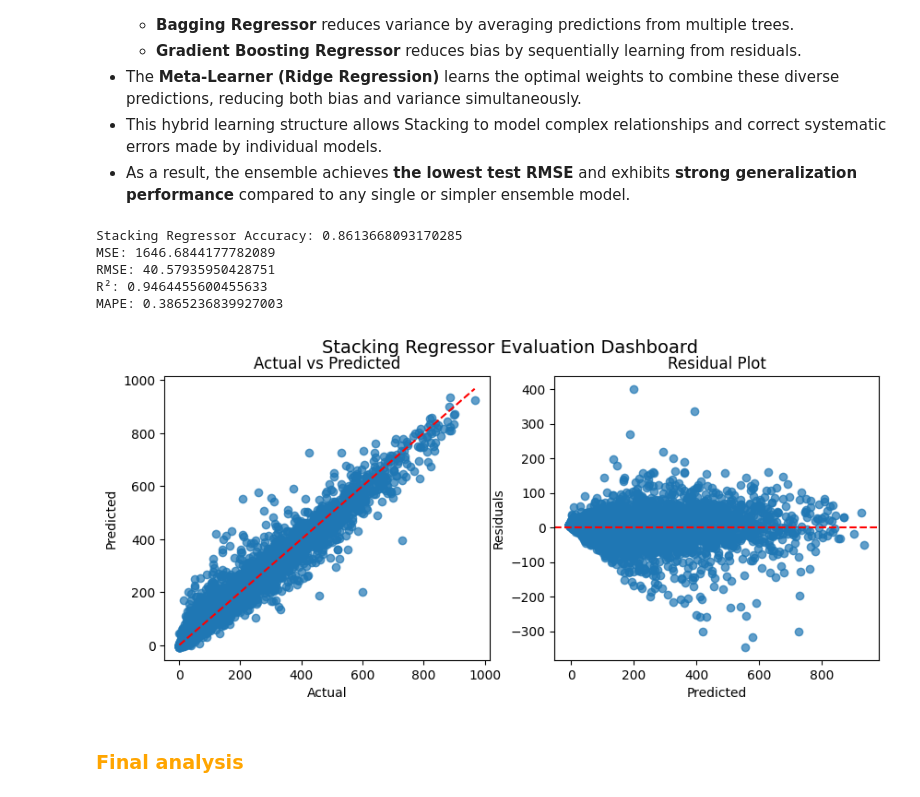
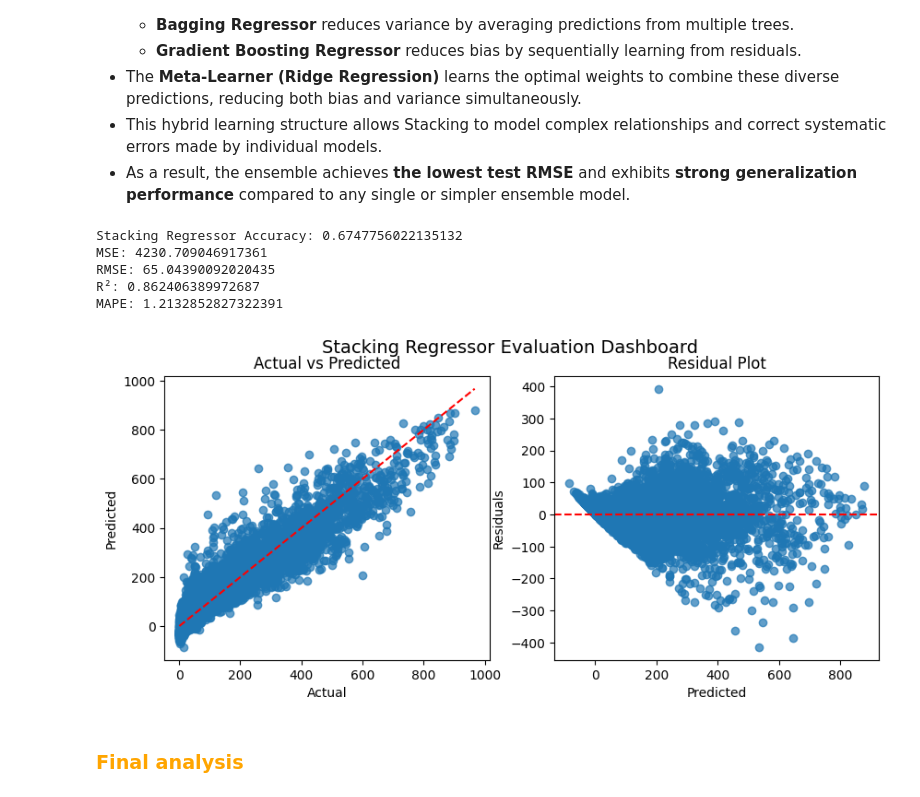
Before and after one commit to shashank-adsule/DA_Assignment_8, a Jupyter notebook: assesment 8.ipynb, the cells around one changed output. Drawn from its saved outputs; the diff is of its cells as text; code cells hidden in the pictures.

```diff
--- a/assesment 8.ipynb
+++ b/assesment 8.ipynb
@@ -76,0 +110,12 @@ has duplicated: 0
+# %%
+data=pd.concat([season_df.reset_index(drop=True),
+              data[["yr"]].reset_index(drop=True),
+              mnth_df.reset_index(drop=True),
+              hr_df.reset_index(drop=True),
+              data[["holiday"]].reset_index(drop=True),
+              weekday_df.reset_index(drop=True),
+              data[["workingday"]].reset_index(drop=True),
+              weathersit_df.reset_index(drop=True),
+              data[["temp","atemp","hum","windspeed","cnt"]].reset_index(drop=True)],axis=1)
+
+data
@@ -277,16 +328,16 @@ in our case The Bagging Regressor achieves a lower RMSE than the single Decision
 - Averaging their predictions cancels out noise and stabilizes predictions.
 - The result: lower test RMSE and smoother prediction curves.
 # %%
-base_model=DecisionTreeRegressor(max_depth=6,random_state=6)
+base_model=LinearRegression()
 model=BaggingRegressor(base_model,n_estimators=50,random_state=42,bootstrap=True)
 model_name="Bagging (DecisionTree)"
 model_scores[model_name]=dict()
 
-model.fit(x_train,y_train)
-y_pred=model.predict(x_test)
+model.fit(x_scale_train,y_train)
+y_pred=model.predict(x_scale_test)
 
 # model evaluation score
-print(f"\u001b[33m{model_name} Accuracy: \u001b[0m{model.score(x_test,y_test)}")
+print(f"\u001b[33m{model_name} Accuracy: \u001b[0m{model.score(x_scale_test,y_test)}")
 print(f"\u001b[33mMSE: \u001b[0m{mean_squared_error(y_test,y_pred)}")
 print(f"\u001b[33mRMSE: \u001b[0m{mean_squared_error(y_test,y_pred)**0.5}")
 print(f"\u001b[33mR²: \u001b[0m{r2_score(y_test,y_pred)}")
@@ -484,55 +547,55 @@ In our case, the **Stacking Regressor** achieves the **lowest RMSE** among all m
 - As a result, the ensemble achieves **the lowest test RMSE** and exhibits **strong generalization performance** compared to any single or simpler ensemble model.
 # %%
 knn = KNeighborsRegressor(n_neighbors=5)
-bag_model=BaggingRegressor(DecisionTreeRegressor(random_state=42),n_estimators=50,random_state=42,n_jobs=-1,bootstrap=True)
+# bag_model=BaggingRegressor(DecisionTreeRegressor(random_state=42),n_estimators=50,random_state=42,n_jobs=-1,bootstrap=True)
+bag_model=BaggingRegressor(LinearRegression(),n_estimators=50,random_state=42,n_jobs=-1,bootstrap=True)
 boost_model=GradientBoostingRegressor(random_state=42)
 model_name="Stacking Regressor"
 model_scores[model_name]=dict()
 
 estimators = [('knn', knn), ('bag', bag_model), ('gbr', boost_model)]
 stack = StackingRegressor(estimators=estimators, final_estimator=Ridge(), n_jobs=-1)
-stack.fit(x_train, y_train)
-y_pred = stack.predict(x_test)
-
+stack.fit(x_scale_train, y_train)
+y_pred = stack.predict(x_scale_test)
 
 # model evaluation score
-print(f"\u001b[33m{model_name} Accuracy: \u001b[0m{model.score(x_test,y_test)}")
+print(f"\u001b[33m{model_name} Accuracy: \u001b[0m{model.score(x_scale_test,y_test)}")
 print(f"\u001b[33mMSE: \u001b[0m{mean_squared_error(y_test,y_pred)}")
 print(f"\u001b[33mRMSE: \u001b[0m{mean_squared_error(y_test,y_pred)**0.5}")
 print(f"\u001b[33mR²: \u001b[0m{r2_score(y_test,y_pred)}")
 print(f"\u001b[33mMAPE: \u001b[0m{mean_absolute_percentage_error(y_test,y_pred)}")
 
 residuals = y_test - y_pred
 
 model_scores[model_name]["RMSE"]=mean_squared_error(y_test,y_pred)**0.5
 model_scores[model_name]["R^2"]=r2_score(y_test,y_pred)
 model_scores[model_name]["MAPE"]=mean_absolute_percentage_error(y_test,y_pred)
 
 fig, axes = plt.subplots(1,2, figsize=(10,4))
 fig.suptitle(f"{model_name} Evaluation Dashboard", fontsize=14)
 
 # Scatter: Actual vs Predicted
 axes[0].scatter(y_test, y_pred, alpha=0.7)
 axes[0].plot([y_test.min(), y_test.max()], [y_test.min(), y_test.max()], 'r--')
 axes[0].set_title("Actual vs Predicted")
 axes[0].set_xlabel("Actual")
 axes[0].set_ylabel("Predicted")
 
 # Residual Plot
 axes[1].scatter(y_pred, residuals, alpha=0.7)
 axes[1].axhline(0, color='r', linestyle='--')
 axes[1].set_title("Residual Plot")
 axes[1].set_xlabel("Predicted")
 axes[1].set_ylabel("Residuals")
 
 plt.subplots_adjust(hspace=0.6)
 # %% [output]
-Stacking Regressor Accuracy: 0.8613668093170285
-MSE: 1646.6844177782089
-RMSE: 40.57935950428751
-R²: 0.9464455600455633
-MAPE: 0.3865236839927003
+Stacking Regressor Accuracy: 0.6747756022135132
+MSE: 4230.709046917361
+RMSE: 65.04390092020435
+R²: 0.862406389972687
+MAPE: 1.2132852827322391
-[figure, old version]
+[figure, new version]
 # %% [markdown]
 <h3 style="color:orange">Final analysis</h3>
 # %%
```
Also changed, not shown: parts of 18 cells of this notebook, 1 other file.
